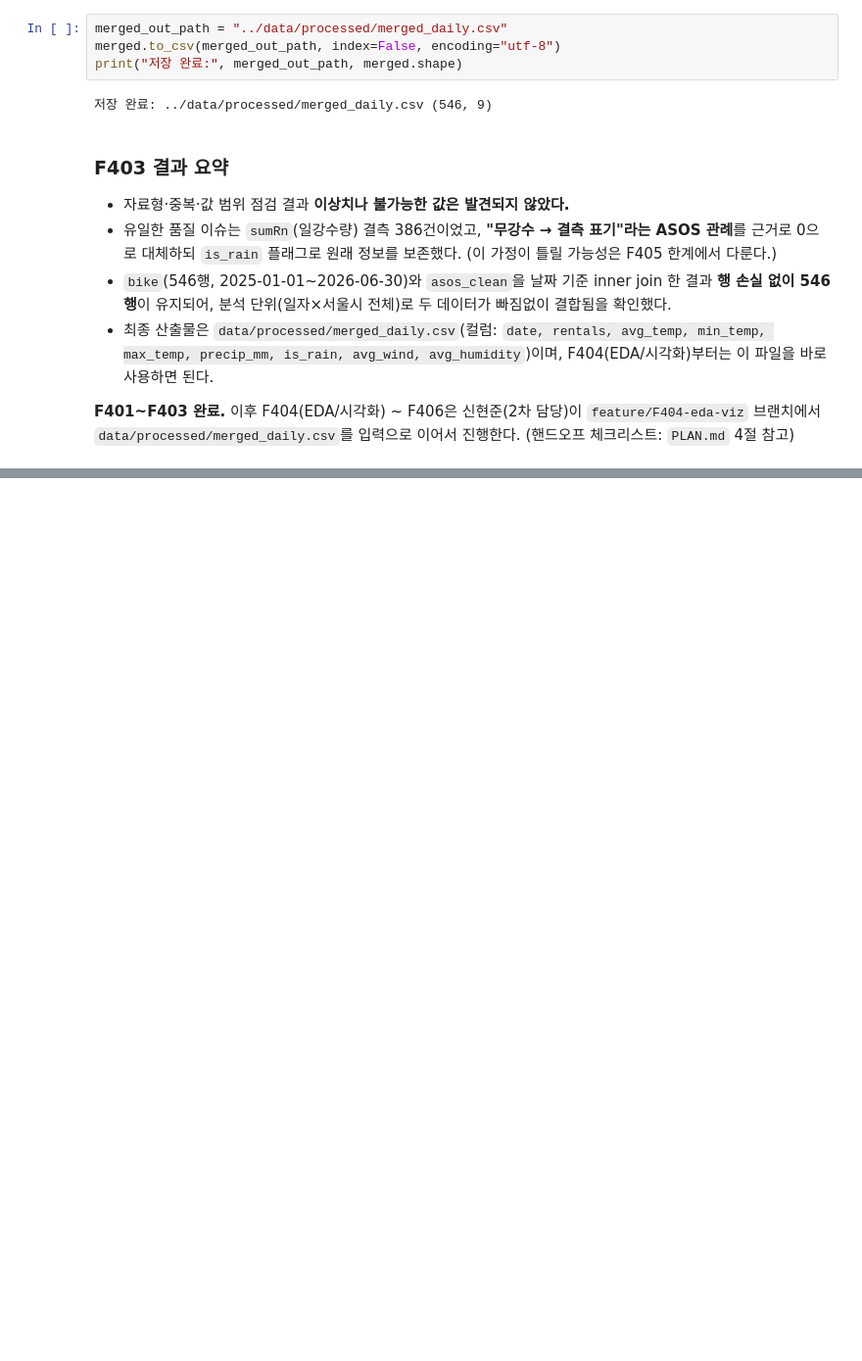
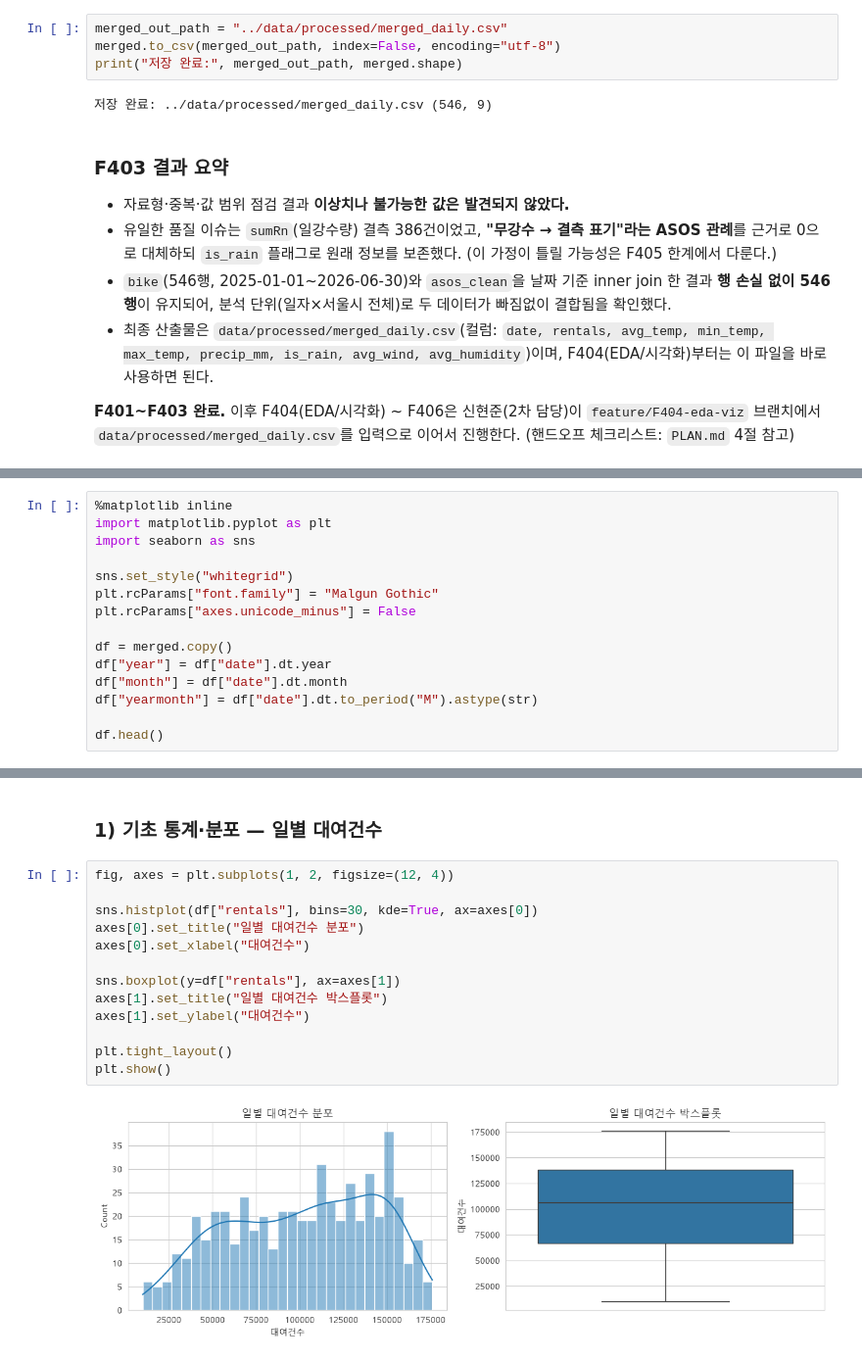
Before and after one commit to cheese-flavor/2026_ttareungi, a Jupyter notebook: notebooks/analysis.ipynb, the cells around one changed output, grey strips where cells are left out. Shown at 98% size. Saved outputs shown, nothing was run; the diff lists cells and outputs as text; blank space fills up the shorter version.

```diff
--- a/notebooks/analysis.ipynb
+++ b/notebooks/analysis.ipynb
@@ -319,0 +326,15 @@ print("저장 완료:", merged_out_path, merged.shape)
+# %%
+%matplotlib inline
+import matplotlib.pyplot as plt
+import seaborn as sns
+
+sns.set_style("whitegrid")
+plt.rcParams["font.family"] = "Malgun Gothic"
+plt.rcParams["axes.unicode_minus"] = False
+
+df = merged.copy()
+df["year"] = df["date"].dt.year
+df["month"] = df["date"].dt.month
+df["yearmonth"] = df["date"].dt.to_period("M").astype(str)
+
+df.head()
@@ -319,0 +348,17 @@ print("저장 완료:", merged_out_path, merged.shape)
+# %% [markdown]
+### 1) 기초 통계·분포 — 일별 대여건수
+# %%
+fig, axes = plt.subplots(1, 2, figsize=(12, 4))
+
+sns.histplot(df["rentals"], bins=30, kde=True, ax=axes[0])
+axes[0].set_title("일별 대여건수 분포")
+axes[0].set_xlabel("대여건수")
+
+sns.boxplot(y=df["rentals"], ax=axes[1])
+axes[1].set_title("일별 대여건수 박스플롯")
+axes[1].set_ylabel("대여건수")
+
+plt.tight_layout()
+plt.show()
+# %% [output]
+[figure, added]
```
Also changed, not shown: parts of 15 cells of this notebook, 1 other file.
